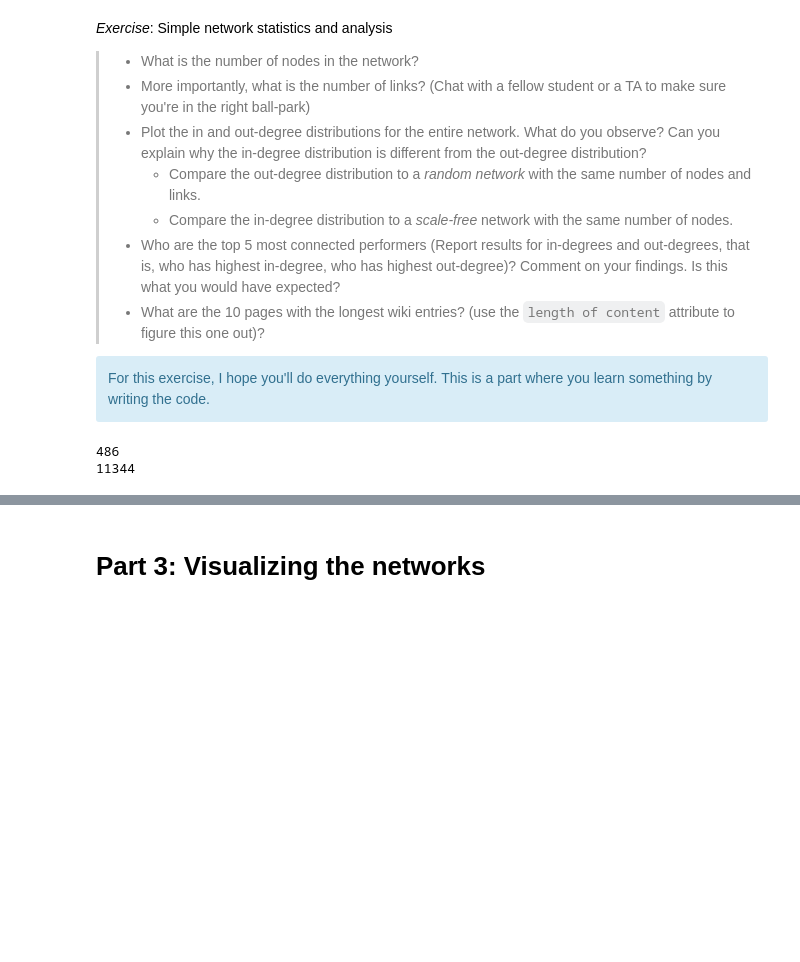
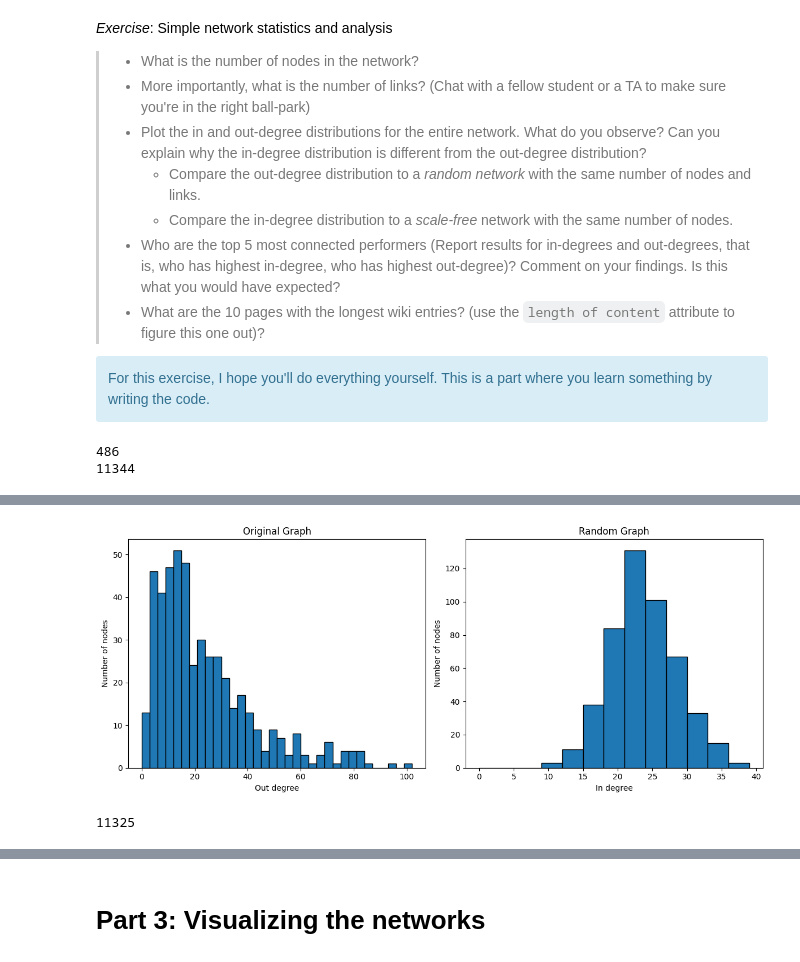
Before and after one commit to AlessandroLongo23/02805-Social-Graphs-and-Interactions, a Jupyter notebook: Week 4/Week4.ipynb, the cells around one changed output, grey strips where cells are left out. Saved outputs shown, nothing was run; the diff lists cells and outputs as text; code cells hidden in the pictures; blank space fills up the shorter version.

```diff
--- a/Week 4/Week4.ipynb
+++ b/Week 4/Week4.ipynb
@@ -387,0 +402,28 @@ plt.show()
+# %%
+bucket_size = 3
+
+fig, axes = plt.subplots(1, 2, figsize=(12, 5))
+
+# Original graph
+degrees = [G.out_degree(n) for n in G.nodes()]
+axes[0].hist(degrees, bins=range(0, max(degrees) + 3, bucket_size), edgecolor='black')
+axes[0].set_xlabel("Out degree")
+axes[0].set_ylabel("Number of nodes")
+axes[0].set_title("Original Graph")
+
+# Random graph
+n = G.number_of_nodes()
+p = G.number_of_edges() / ((n - 1) * n)
+randomG = nx.gnp_random_graph(n=G.number_of_nodes(), p=p, directed=True)
+
+degrees_rnd = [randomG.out_degree(n) for n in randomG.nodes()]
+axes[1].hist(degrees_rnd, bins=range(0, max(degrees_rnd) + 3, bucket_size), edgecolor='black')
+axes[1].set_xlabel("In degree")
+axes[1].set_ylabel("Number of nodes")
+axes[1].set_title("Random Graph")
+
+plt.tight_layout()
+plt.show()
+# %% [output]
+[figure, added]
+11325
```
Also changed, not shown: parts of 12 cells of this notebook, 4 other files.
